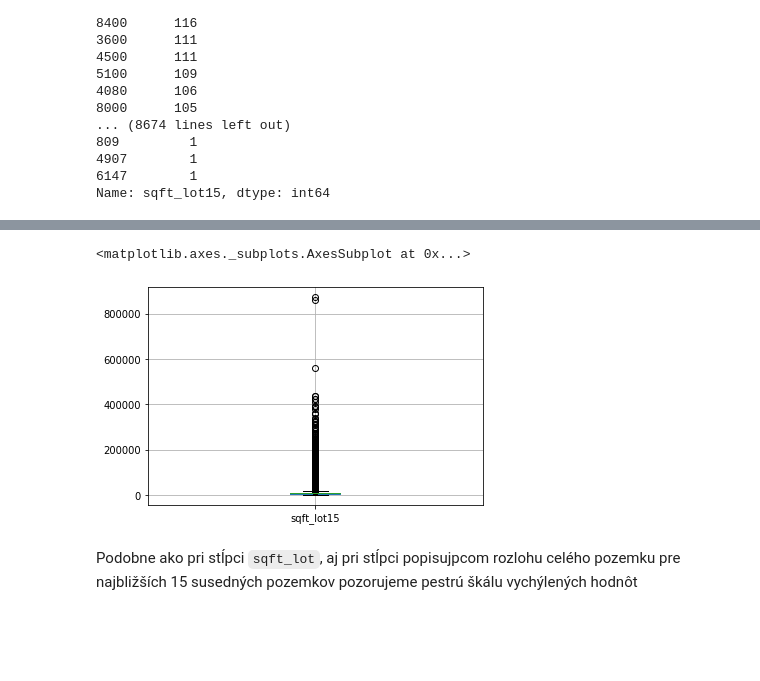
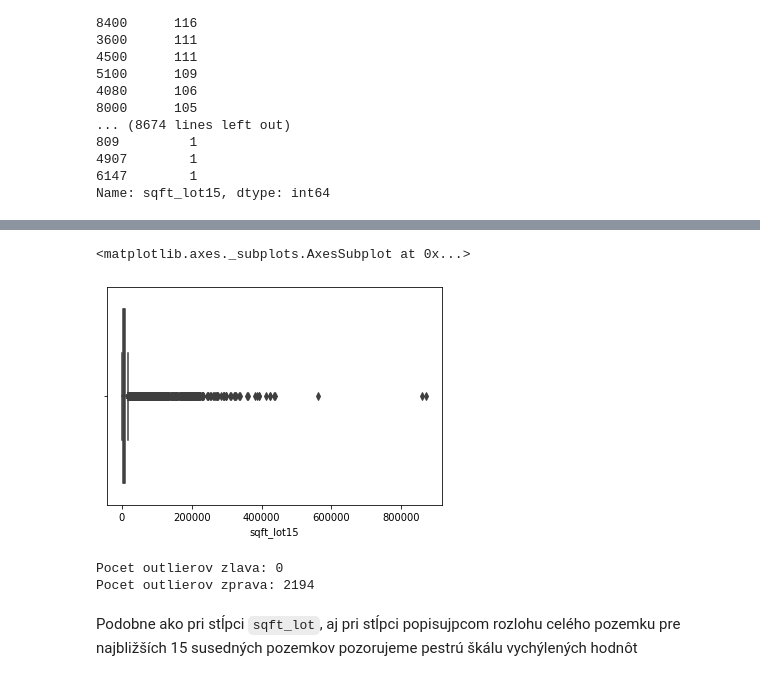
Before and after one commit to mirec3009/oznal_project, a Jupyter notebook: Explorativna_analyza.ipynb, the cells around one changed output, grey strips where cells are left out. Saved outputs shown, nothing was run; the diff lists cells and outputs as text; code cells hidden in the pictures; blank space fills up the shorter version.

Commit message:
UPDATED single col analysis + outliers

```diff
--- a/Explorativna_analyza.ipynb
+++ b/Explorativna_analyza.ipynb
@@ -895,7 +1075,15 @@ Name: sqft_lot15, dtype: int64
 # %%
-df.boxplot(column="sqft_lot15")
+sns.boxplot(df["sqft_lot15"])
 # %% [output]
 <matplotlib.axes._subplots.AxesSubplot at 0x...>
-[figure, old version]
+[figure, new version]
+# %%
+whisker_l, whisker_r = analysis.get_whiskers(df["sqft_lot15"])
+outl = sum(df["sqft_lot15"] < whisker_l),sum(df["sqft_lot15"] > whisker_r)
+print(f"Pocet outlierov zlava: {outl[0]}")
+print(f"Pocet outlierov zprava: {outl[1]}")
+# %% [output]
+Pocet outlierov zlava: 0
+Pocet outlierov zprava: 2194
 # %% [markdown]
 Podobne ako pri stĺpci `sqft_lot`, aj pri stĺpci popisujpcom rozlohu celého pozemku pre najbližších 15 susedných pozemkov pozorujeme pestrú škálu vychýlených hodnôt
```
Also changed, not shown: parts of 82 cells of this notebook, 1 other file.
